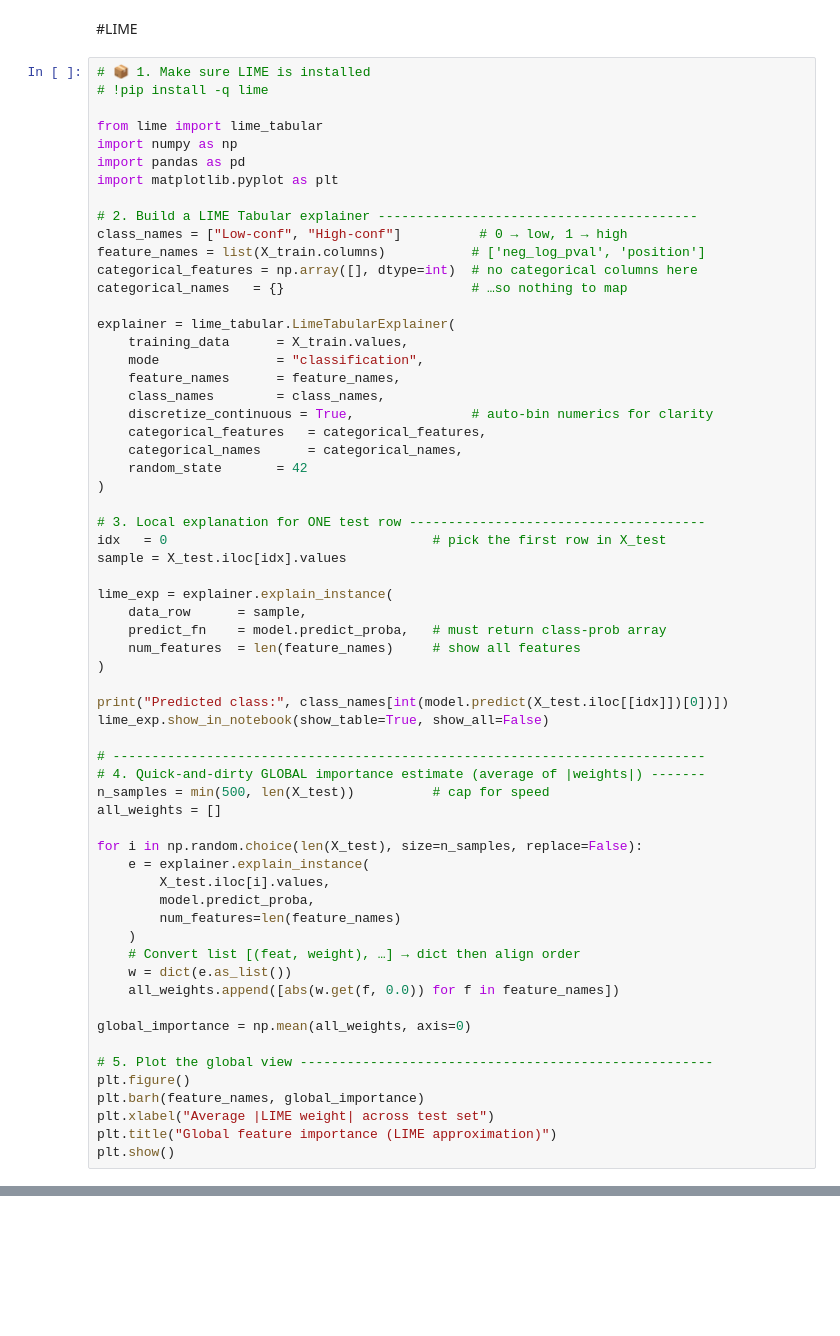
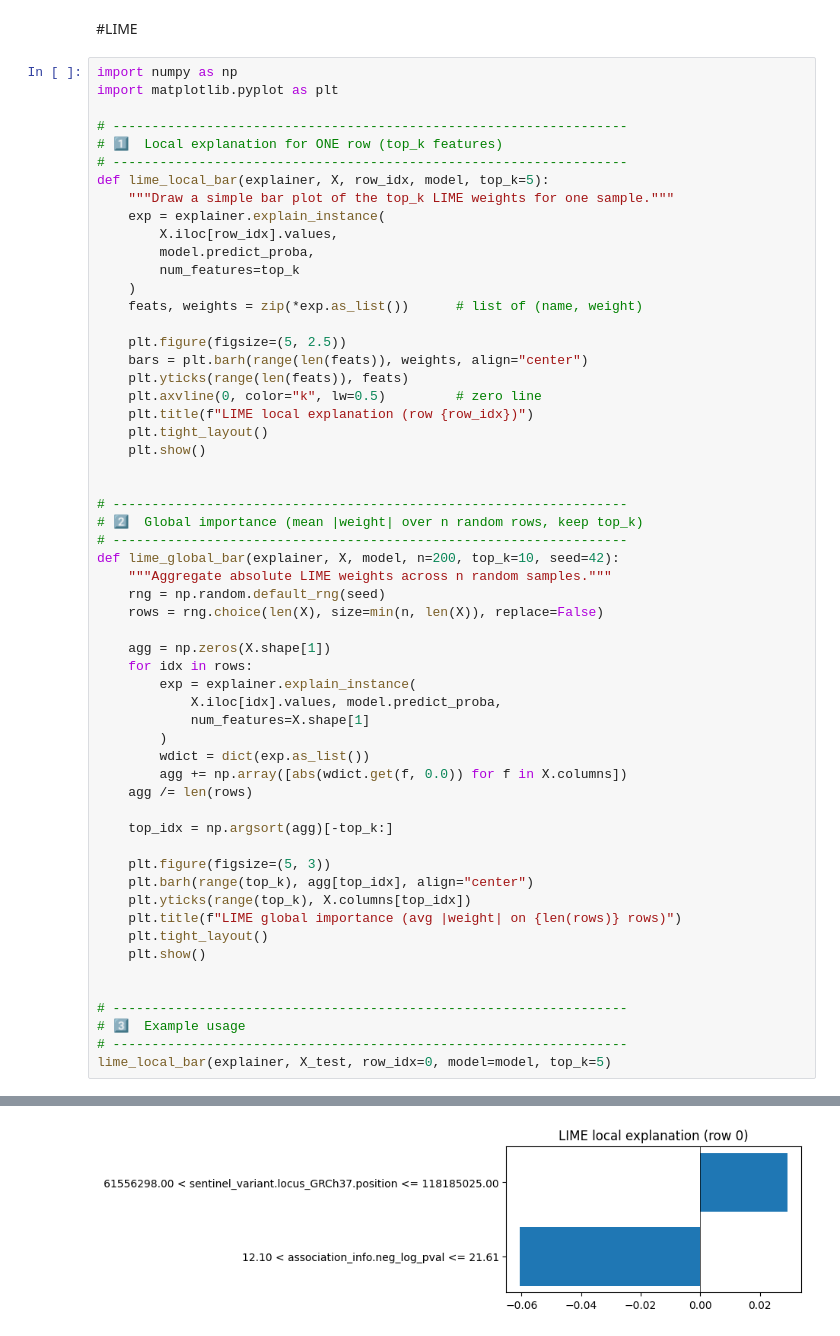
Before and after one commit to epcm18/xai-l2g, a Jupyter notebook: XAI_L2G_Analysis.ipynb, the cells around one changed output, grey strips where cells are left out. Saved outputs shown, nothing was run; the diff lists cells and outputs as text; blank space fills up the shorter version.

```diff
--- a/XAI_L2G_Analysis.ipynb
+++ b/XAI_L2G_Analysis.ipynb
@@ -266,65 +266,60 @@ The two-stage SHAP analysis provided a comprehensive understanding of the model'
 # %% [markdown]
 #LIME
 # %%
-# 📦 1. Make sure LIME is installed
-# !pip install -q lime
-
-from lime import lime_tabular
 import numpy as np
-import pandas as pd
 import matplotlib.pyplot as plt
 
-# 2. Build a LIME Tabular explainer -----------------------------------------
-class_names = ["Low-conf", "High-conf"]          # 0 → low, 1 → high
-feature_names = list(X_train.columns)           # ['neg_log_pval', 'position']
-categorical_features = np.array([], dtype=int)  # no categorical columns here
-categorical_names   = {}                        # …so nothing to map
+# ------------------------------------------------------------------
+# 1️⃣  Local explanation for ONE row (top_k features)
+# ------------------------------------------------------------------
+def lime_local_bar(explainer, X, row_idx, model, top_k=5):
+    """Draw a simple bar plot of the top_k LIME weights for one sample."""
+    exp = explainer.explain_instance(
+        X.iloc[row_idx].values,
+        model.predict_proba,
+        num_features=top_k
+    )
+    feats, weights = zip(*exp.as_list())      # list of (name, weight)
 
-explainer = lime_tabular.LimeTabularExplainer(
-    training_data      = X_train.values,
-    mode               = "classification",
-    feature_names      = feature_names,
-    class_names        = class_names,
-    discretize_continuous = True,               # auto-bin numerics for clarity
-    categorical_features   = categorical_features,
-    categorical_names      = categorical_names,
-    random_state       = 42
-)
+    plt.figure(figsize=(5, 2.5))
+    bars = plt.barh(range(len(feats)), weights, align="center")
+    plt.yticks(range(len(feats)), feats)
+    plt.axvline(0, color="k", lw=0.5)         # zero line
+    plt.title(f"LIME local explanation (row {row_idx})")
+    plt.tight_layout()
+    plt.show()
 
-# 3. Local explanation for ONE test row --------------------------------------
-idx   = 0                                  # pick the first row in X_test
-sample = X_test.iloc[idx].values
 
-lime_exp = explainer.explain_instance(
-    data_row      = sample,
-    predict_fn    = model.predict_proba,   # must return class-prob array
-    num_features  = len(feature_names)     # show all features
-)
+# ------------------------------------------------------------------
+# 2️⃣  Global importance (mean |weight| over n random rows, keep top_k)
+# ------------------------------------------------------------------
+def lime_global_bar(explainer, X, model, n=200, top_k=10, seed=42):
+    """Aggregate absolute LIME weights across n random samples."""
+    rng = np.random.default_rng(seed)
+    rows = rng.choice(len(X), size=min(n, len(X)), replace=False)
 
-print("Predicted class:", class_names[int(model.predict(X_test.iloc[[idx]])[0])])
-lime_exp.show_in_notebook(show_table=True, show_all=False)
+    agg = np.zeros(X.shape[1])
+    for idx in rows:
+        exp = explainer.explain_instance(
+            X.iloc[idx].values, model.predict_proba,
+            num_features=X.shape[1]
+        )
+        wdict = dict(exp.as_list())
+        agg += np.array([abs(wdict.get(f, 0.0)) for f in X.columns])
+    agg /= len(rows)
 
-# ----------------------------------------------------------------------------
-# 4. Quick-and-dirty GLOBAL importance estimate (average of |weights|) -------
-n_samples = min(500, len(X_test))          # cap for speed
-all_weights = []
+    top_idx = np.argsort(agg)[-top_k:]
 
-for i in np.random.choice(len(X_test), size=n_samples, replace=False):
-    e = explainer.explain_instance(
-        X_test.iloc[i].values,
-        model.predict_proba,
-        num_features=len(feature_names)
-    )
-    # Convert list [(feat, weight), …] → dict then align order
-    w = dict(e.as_list())
-    all_weights.append([abs(w.get(f, 0.0)) for f in feature_names])
+    plt.figure(figsize=(5, 3))
+    plt.barh(range(top_k), agg[top_idx], align="center")
+    plt.yticks(range(top_k), X.columns[top_idx])
+    plt.title(f"LIME global importance (avg |weight| on {len(rows)} rows)")
+    plt.tight_layout()
+    plt.show()
 
-global_importance = np.mean(all_weights, axis=0)
 
-# 5. Plot the global view -----------------------------------------------------
-plt.figure()
-plt.barh(feature_names, global_importance)
-plt.xlabel("Average |LIME weight| across test set")
-plt.title("Global feature importance (LIME approximation)")
-plt.show()
+# ------------------------------------------------------------------
+# 3️⃣  Example usage
+# ------------------------------------------------------------------
+lime_local_bar(explainer, X_test, row_idx=0, model=model, top_k=5)
 # %% [output]
@@ -331,0 +326 @@ NameError: name 'X_train' is not defined
+[figure, added]
```
Also changed, not shown: parts of 4 cells of this notebook.
